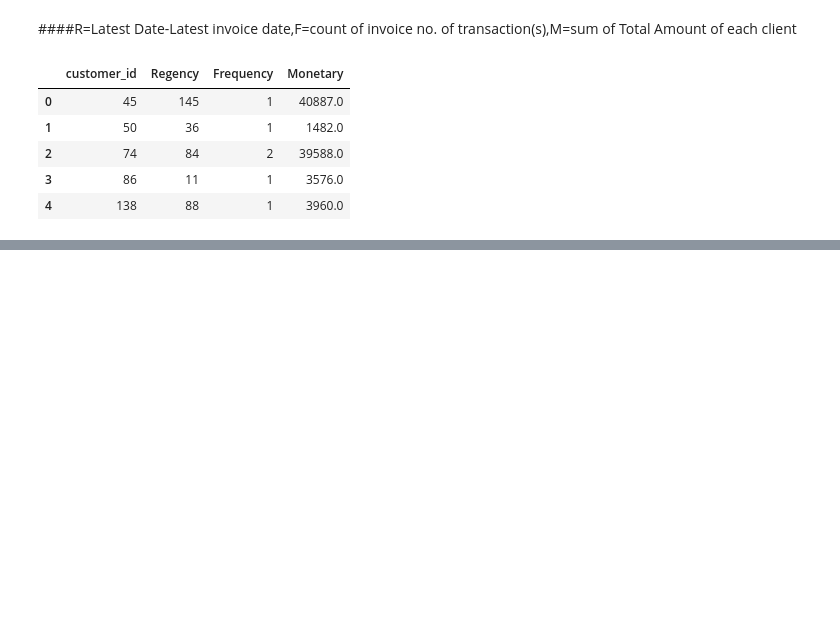
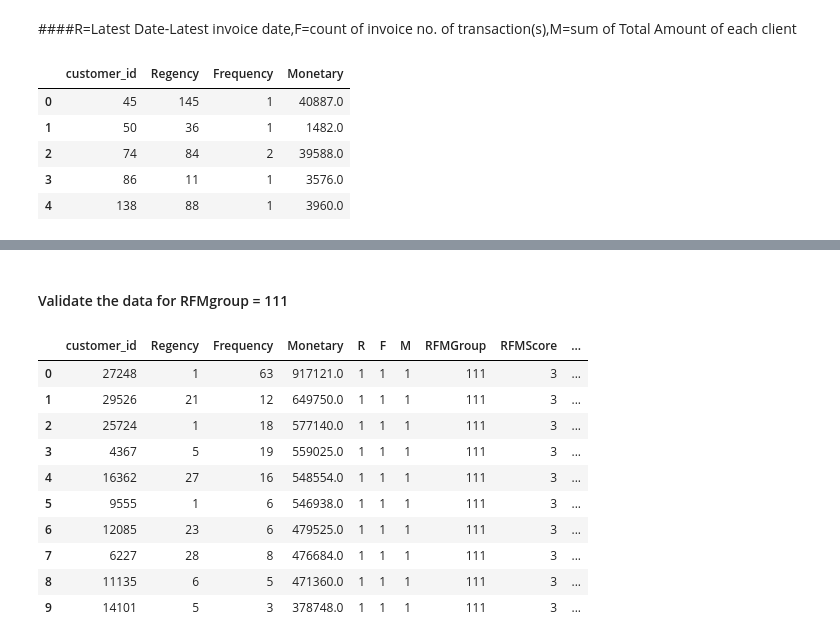
Before and after one commit to Prathamesh2294/prathamesh_python, a Jupyter notebook: CustomerSegementation-RFM.ipynb, the cells around one changed output, grey strips where cells are left out. Cells and saved outputs as stored; diff of their text form; code cells hidden in the pictures; blank space fills up the shorter version.

```diff
--- a/CustomerSegementation-RFM.ipynb
+++ b/CustomerSegementation-RFM.ipynb
@@ -123,0 +226,5 @@ RFMScores.reset_index().head()
+# %%
+RFMScores['R']=RFMScores['Regency'].apply(RScoring,args=('Regency',quantiles,))
+RFMScores['F']=RFMScores['Frequency'].apply(FandMScoring,args=('Frequency',quantiles,))
+RFMScores['M']=RFMScores['Monetary'].apply(FandMScoring,args=('Monetary',quantiles,))
+RFMScores.head()
@@ -123,0 +241,3 @@ RFMScores.reset_index().head()
+# %%
+RFMScores['RFMGroup']=RFMScores.R.map(str)+RFMScores.F.map(str)+RFMScores.M.map(str)
+RFMScores.reset_index().head()
@@ -123,0 +253,3 @@ RFMScores.reset_index().head()
+# %%
+RFMScores['RFMScore']=RFMScores[['R','F','M']].sum(axis=1)
+RFMScores.reset_index().head()
@@ -123,0 +265,5 @@ RFMScores.reset_index().head()
+# %%
+Loyalty_level=['premium_plus','premium','normal','focused']
+Score_cut=pd.qcut(RFMScores.RFMScore,q=4,labels=Loyalty_level)
+RFMScores['RFM_Loyalty_segment']=Score_cut.values
+RFMScores.reset_index().head()
@@ -123,0 +277,17 @@ RFMScores.reset_index().head()
+# %% [markdown]
+#### Validate the data for RFMgroup = 111
+# %%
+RFMScores['partner']=DataFrame['partner']
+RFMScores[(RFMScores['RFMGroup']=='111')&(RFMScores['partner']=='JPN')].sort_values('Monetary',ascending=False).reset_index().head(10)
+# %% [output]
+|  | customer_id | Regency | Frequency | Monetary | R | F | M | RFMGroup | RFMScore | ... |
+| 0 | 27248 | 1 | 63 | 917121.0 | 1 | 1 | 1 | 111 | 3 | ... |
+| 1 | 29526 | 21 | 12 | 649750.0 | 1 | 1 | 1 | 111 | 3 | ... |
+| 2 | 25724 | 1 | 18 | 577140.0 | 1 | 1 | 1 | 111 | 3 | ... |
+| 3 | 4367 | 5 | 19 | 559025.0 | 1 | 1 | 1 | 111 | 3 | ... |
+| 4 | 16362 | 27 | 16 | 548554.0 | 1 | 1 | 1 | 111 | 3 | ... |
+| 5 | 9555 | 1 | 6 | 546938.0 | 1 | 1 | 1 | 111 | 3 | ... |
+| 6 | 12085 | 23 | 6 | 479525.0 | 1 | 1 | 1 | 111 | 3 | ... |
+| 7 | 6227 | 28 | 8 | 476684.0 | 1 | 1 | 1 | 111 | 3 | ... |
+| 8 | 11135 | 6 | 5 | 471360.0 | 1 | 1 | 1 | 111 | 3 | ... |
+| 9 | 14101 | 5 | 3 | 378748.0 | 1 | 1 | 1 | 111 | 3 | ... |
```
Also changed, not shown: parts of 25 cells of this notebook.
